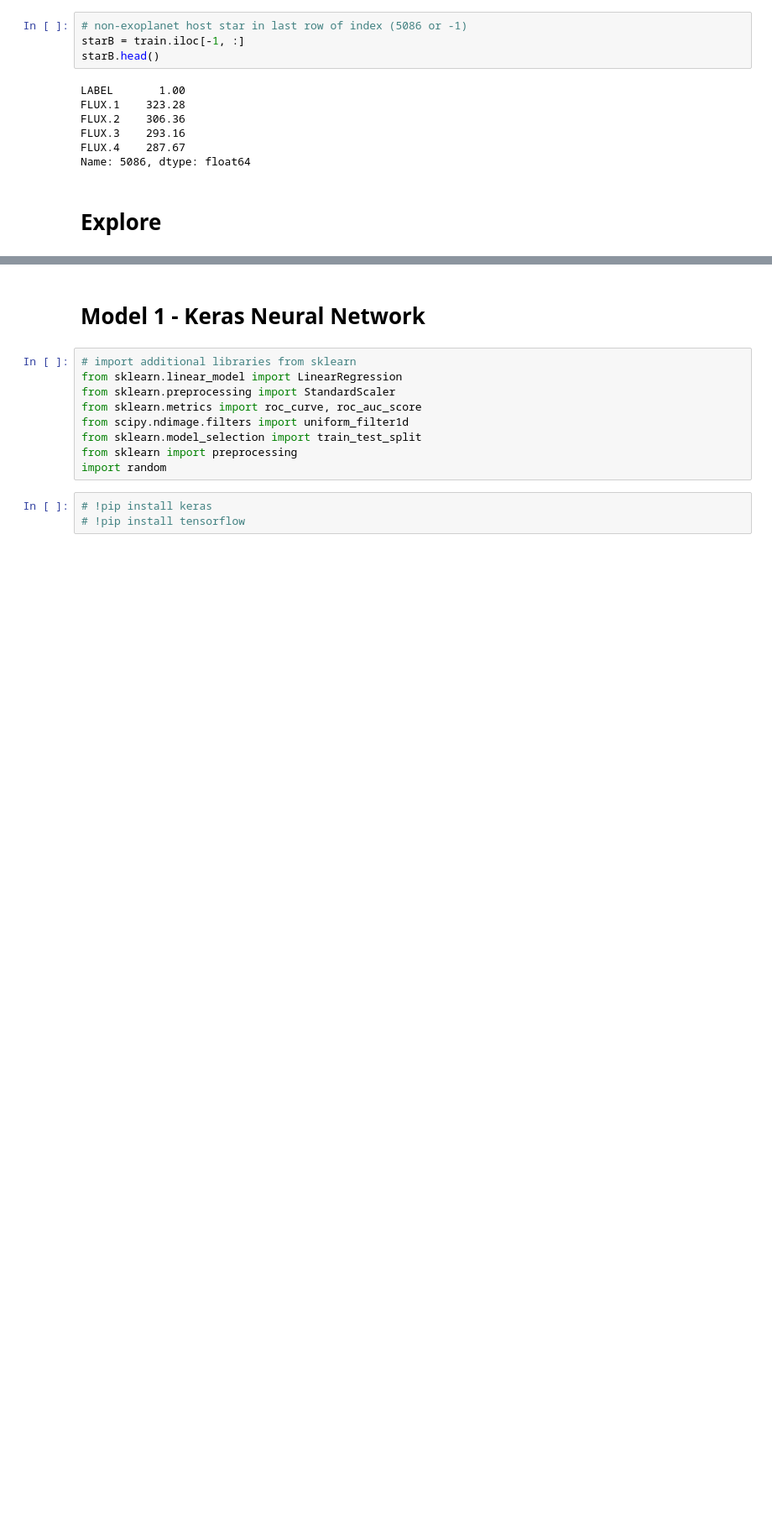
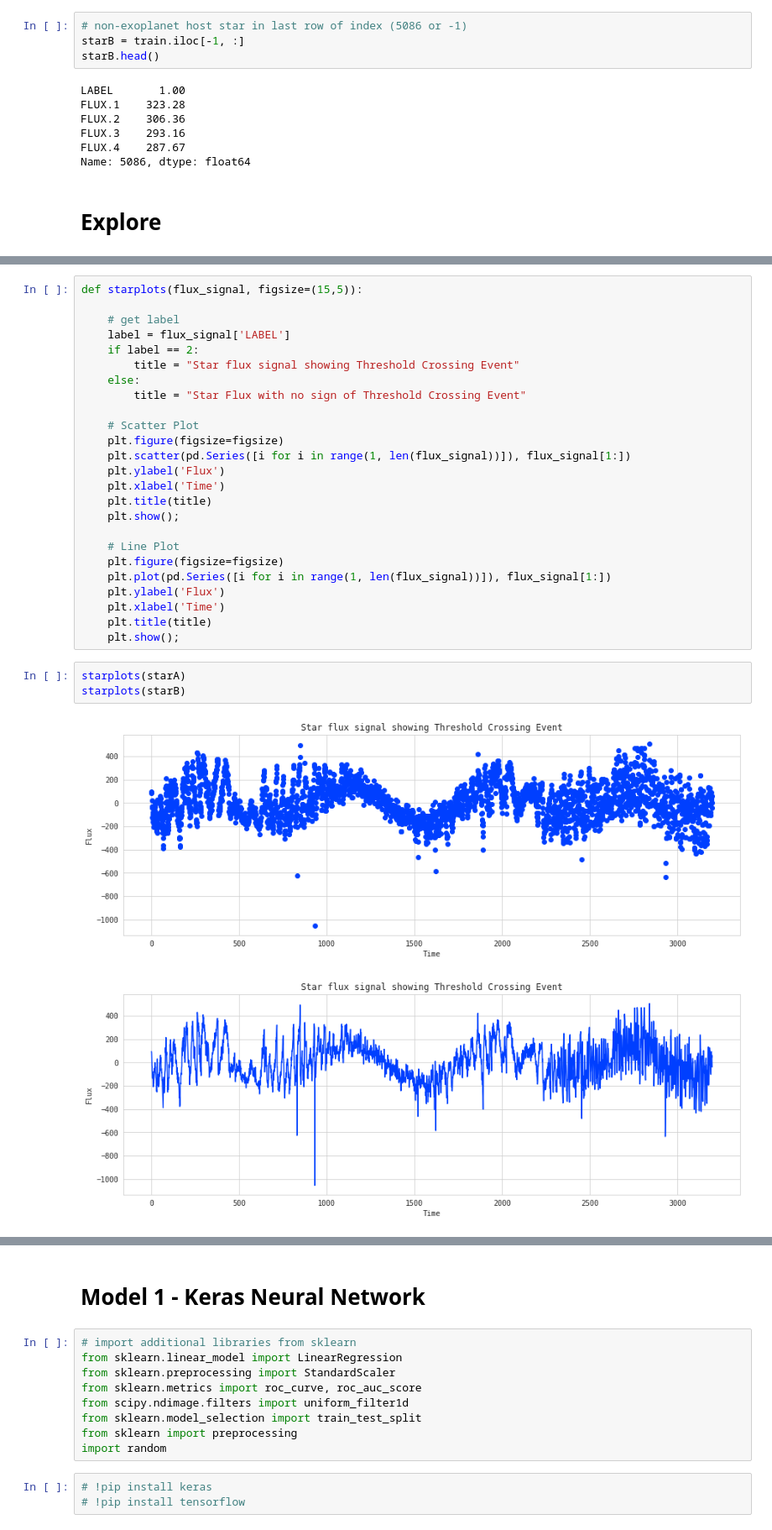
Before and after one commit to alphasentaurii/starskope, a Jupyter notebook: starskøpe.ipynb, the cells around one changed output, grey strips where cells are left out. Shown: that part at 84% size. Cells and saved outputs as stored; diff of their text form; blank space fills up the shorter version.

```diff
--- a/starskøpe.ipynb
+++ b/starskøpe.ipynb
@@ -234,0 +194,31 @@ plt.show()
+# %%
+def starplots(flux_signal, figsize=(15,5)):
+
+    # get label
+    label = flux_signal['LABEL']
+    if label == 2:
+        title = "Star flux signal showing Threshold Crossing Event"
+    else:
+        title = "Star Flux with no sign of Threshold Crossing Event"
+
+    # Scatter Plot
+    plt.figure(figsize=figsize)
+    plt.scatter(pd.Series([i for i in range(1, len(flux_signal))]), flux_signal[1:])
+    plt.ylabel('Flux')
+    plt.xlabel('Time')
+    plt.title(title)
+    plt.show();
+
+    # Line Plot
+    plt.figure(figsize=figsize)
+    plt.plot(pd.Series([i for i in range(1, len(flux_signal))]), flux_signal[1:])
+    plt.ylabel('Flux')
+    plt.xlabel('Time')
+    plt.title(title)
+    plt.show();
+# %%
+starplots(starA)
+starplots(starB)
+# %% [output]
+[figure, added]
+[figure, added]
```
Also changed, not shown: parts of 11 cells of this notebook.
